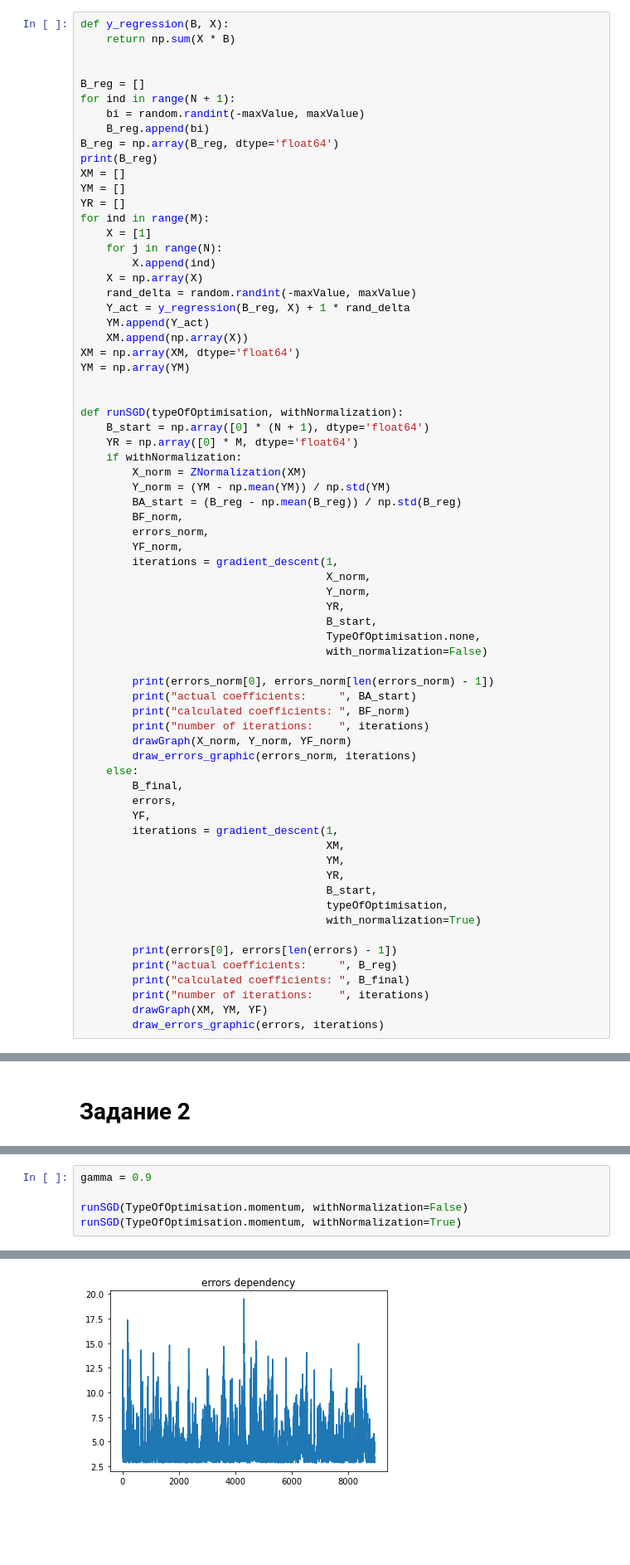
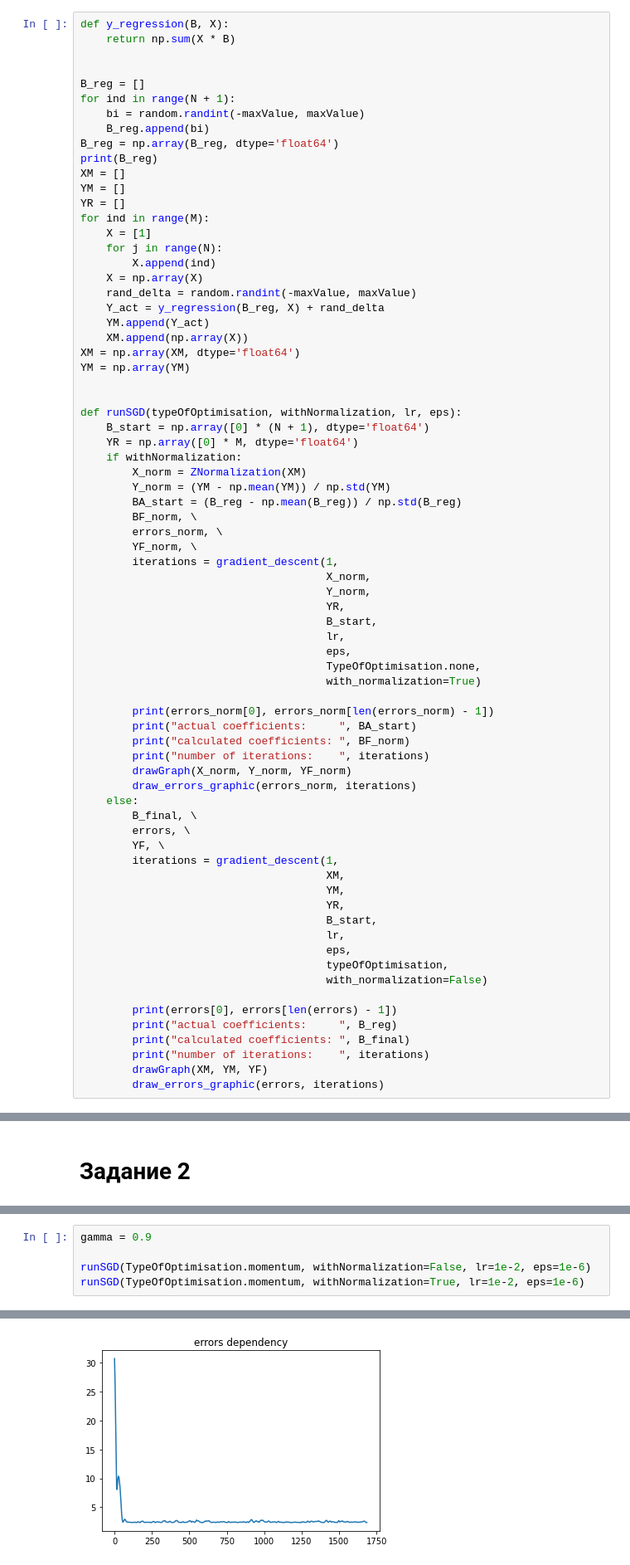
Before and after one commit to metopt-labs/lab2, a Jupyter notebook: solution.ipynb, the cells around one changed output, grey strips where cells are left out. Shown: that part at 83% size. Saved outputs shown, nothing was run; the diff lists cells and outputs as text; blank space fills up the shorter version.

```diff
--- a/solution.ipynb
+++ b/solution.ipynb
@@ -49,30 +52,32 @@ for ind in range(M):
         X.append(ind)
     X = np.array(X)
     rand_delta = random.randint(-maxValue, maxValue)
-    Y_act = y_regression(B_reg, X) + 1 * rand_delta
+    Y_act = y_regression(B_reg, X) + rand_delta
     YM.append(Y_act)
     XM.append(np.array(X))
 XM = np.array(XM, dtype='float64')
 YM = np.array(YM)
 
 
-def runSGD(typeOfOptimisation, withNormalization):
+def runSGD(typeOfOptimisation, withNormalization, lr, eps):
     B_start = np.array([0] * (N + 1), dtype='float64')
     YR = np.array([0] * M, dtype='float64')
     if withNormalization:
         X_norm = ZNormalization(XM)
         Y_norm = (YM - np.mean(YM)) / np.std(YM)
         BA_start = (B_reg - np.mean(B_reg)) / np.std(B_reg)
-        BF_norm,
-        errors_norm,
-        YF_norm,
+        BF_norm, \
+        errors_norm, \
+        YF_norm, \
         iterations = gradient_descent(1,
                                       X_norm,
                                       Y_norm,
                                       YR,
                                       B_start,
+                                      lr,
+                                      eps,
                                       TypeOfOptimisation.none,
-                                      with_normalization=False)
+                                      with_normalization=True)
 
         print(errors_norm[0], errors_norm[len(errors_norm) - 1])
         print("actual coefficients:     ", BA_start)
@@ -81,16 +86,18 @@ def runSGD(typeOfOptimisation, withNormalization):
         drawGraph(X_norm, Y_norm, YF_norm)
         draw_errors_graphic(errors_norm, iterations)
     else:
-        B_final,
-        errors,
-        YF,
+        B_final, \
+        errors, \
+        YF, \
         iterations = gradient_descent(1,
                                       XM,
                                       YM,
                                       YR,
                                       B_start,
+                                      lr,
+                                      eps,
                                       typeOfOptimisation,
-                                      with_normalization=True)
+                                      with_normalization=False)
 
         print(errors[0], errors[len(errors) - 1])
         print("actual coefficients:     ", B_reg)
@@ -237,6 +241,6 @@ number of iterations:     1000
 # %%
 gamma = 0.9
 
-runSGD(TypeOfOptimisation.momentum, withNormalization=False)
-runSGD(TypeOfOptimisation.momentum, withNormalization=True)
+runSGD(TypeOfOptimisation.momentum, withNormalization=False, lr=1e-2, eps=1e-6)
+runSGD(TypeOfOptimisation.momentum, withNormalization=True, lr=1e-2, eps=1e-6)
 # %% [output]
@@ -252 +256 @@ number of iterations:     1000
-[figure, old version]
+[figure, new version]
```
Also changed, not shown: parts of 12 cells of this notebook.
